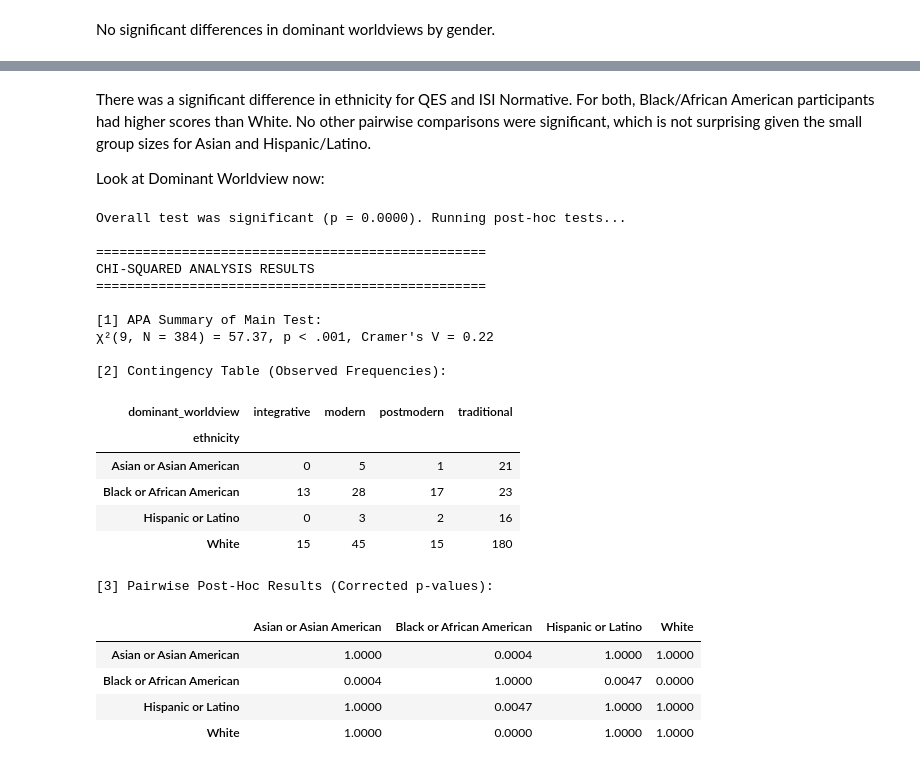
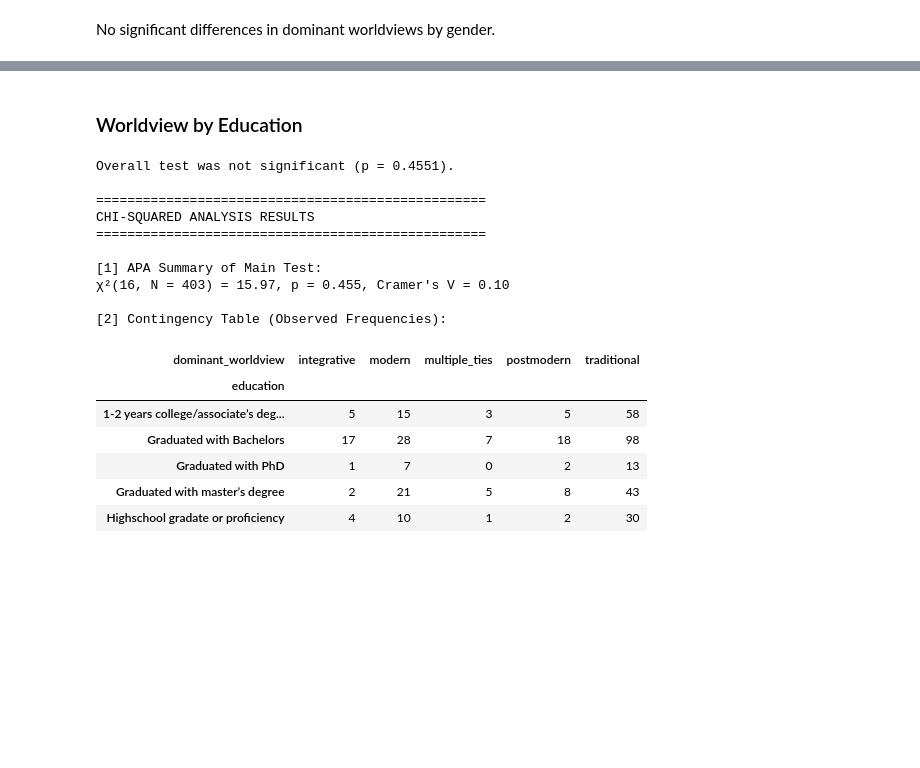
Before and after one commit to ReneeErnst/worldview-study, a Jupyter notebook: notebooks/analysis.ipynb, the cells around one changed output, grey strips where cells are left out. Saved outputs shown, nothing was run; the diff lists cells and outputs as text; code cells hidden in the pictures; blank space fills up the shorter version.

Commit message:
updated analysis

```diff
--- a/notebooks/analysis.ipynb
+++ b/notebooks/analysis.ipynb
@@ -397,22 +503,0 @@ Next, look at differences in worldview by gender. Excludes nonbinary:
-# %%
-analysis_results = analysis.run_chi2_analysis(
-    df=df[
-        (df["dominant_worldview"] != "multiple_ties") & (df["gender"] != "nonbinary")
-    ],
-    x="gender",
-    y="dominant_worldview"
-)
-
-print("\n" + "="*50)
-print("CHI-SQUARED ANALYSIS RESULTS")
-print("="*50)
-
-print("\n[1] APA Summary of Main Test:")
-print(analysis_results["apa_summary"])
-
-print("\n[2] Contingency Table (Observed Frequencies):")
-display(analysis_results["contingency_table"])
-
-if analysis_results["posthoc_results"] is not None:
-    print("\n[3] Pairwise Post-Hoc Results (Corrected p-values):")
-    display(analysis_results["posthoc_results"])
@@ -562,47 +506,36 @@ Mean/SD/count for isi_normative_total by ethnicity:
-# %% [markdown]
-There was a significant difference in ethnicity for QES and ISI Normative. For both, Black/African American participants had higher scores than White. No other pairwise comparisons were significant, which is not surprising given the small group sizes for Asian and Hispanic/Latino.
-
-Look at Dominant Worldview now:
+# %% [markdown]
+### Worldview by Education
 # %%
 analysis_results = analysis.run_chi2_analysis(
-    df=df_ethnicity[df_ethnicity["dominant_worldview"] != "multiple_ties"],
-    x="ethnicity",
-    y="dominant_worldview"
+    df=df[df["education"].notna()],
+    x="education",
+    y="dominant_worldview",
 )
 
-print("\n" + "="*50)
+print("\n" + "=" * 50)
 print("CHI-SQUARED ANALYSIS RESULTS")
-print("="*50)
+print("=" * 50)
 
 print("\n[1] APA Summary of Main Test:")
 print(analysis_results["apa_summary"])
 
 print("\n[2] Contingency Table (Observed Frequencies):")
 display(analysis_results["contingency_table"])
-
-if analysis_results["posthoc_results"] is not None:
-    print("\n[3] Pairwise Post-Hoc Results (Corrected p-values):")
-    display(analysis_results["posthoc_results"])
 # %% [output]
-Overall test was significant (p = 0.0000). Running post-hoc tests...
+Overall test was not significant (p = 0.4551).
 
 ==================================================
 CHI-SQUARED ANALYSIS RESULTS
 ==================================================
 
 [1] APA Summary of Main Test:
-χ²(9, N = 384) = 57.37, p < .001, Cramer's V = 0.22
+χ²(16, N = 403) = 15.97, p = 0.455, Cramer's V = 0.10
 
 [2] Contingency Table (Observed Frequencies):
-| dominant_worldview | integrative | modern | postmodern | traditional |
-| ethnicity |  |  |  |  |
-| Asian or Asian American | 0 | 5 | 1 | 21 |
-| Black or African American | 13 | 28 | 17 | 23 |
-| Hispanic or Latino | 0 | 3 | 2 | 16 |
-| White | 15 | 45 | 15 | 180 |
+| dominant_worldview | integrative | modern | multiple_ties | postmodern | traditional |
+| education |  |  |  |  |  |
+| 1-2 years college/associate’s deg... | 5 | 15 | 3 | 5 | 58 |
+| Graduated with Bachelors | 17 | 28 | 7 | 18 | 98 |
+| Graduated with PhD | 1 | 7 | 0 | 2 | 13 |
+| Graduated with master’s degree | 2 | 21 | 5 | 8 | 43 |
+| Highschool gradate or proficiency | 4 | 10 | 1 | 2 | 30 |
-[3] Pairwise Post-Hoc Results (Corrected p-values):
-|  | Asian or Asian American | Black or African American | Hispanic or Latino | White |
-| Asian or Asian American | 1.0000 | 0.0004 | 1.0000 | 1.0000 |
-| Black or African American | 0.0004 | 1.0000 | 0.0047 | 0.0000 |
-| Hispanic or Latino | 1.0000 | 0.0047 | 1.0000 | 1.0000 |
-| White | 1.0000 | 0.0000 | 1.0000 | 1.0000 |
```
Also changed, not shown: parts of 44 cells of this notebook, 4 other files.
